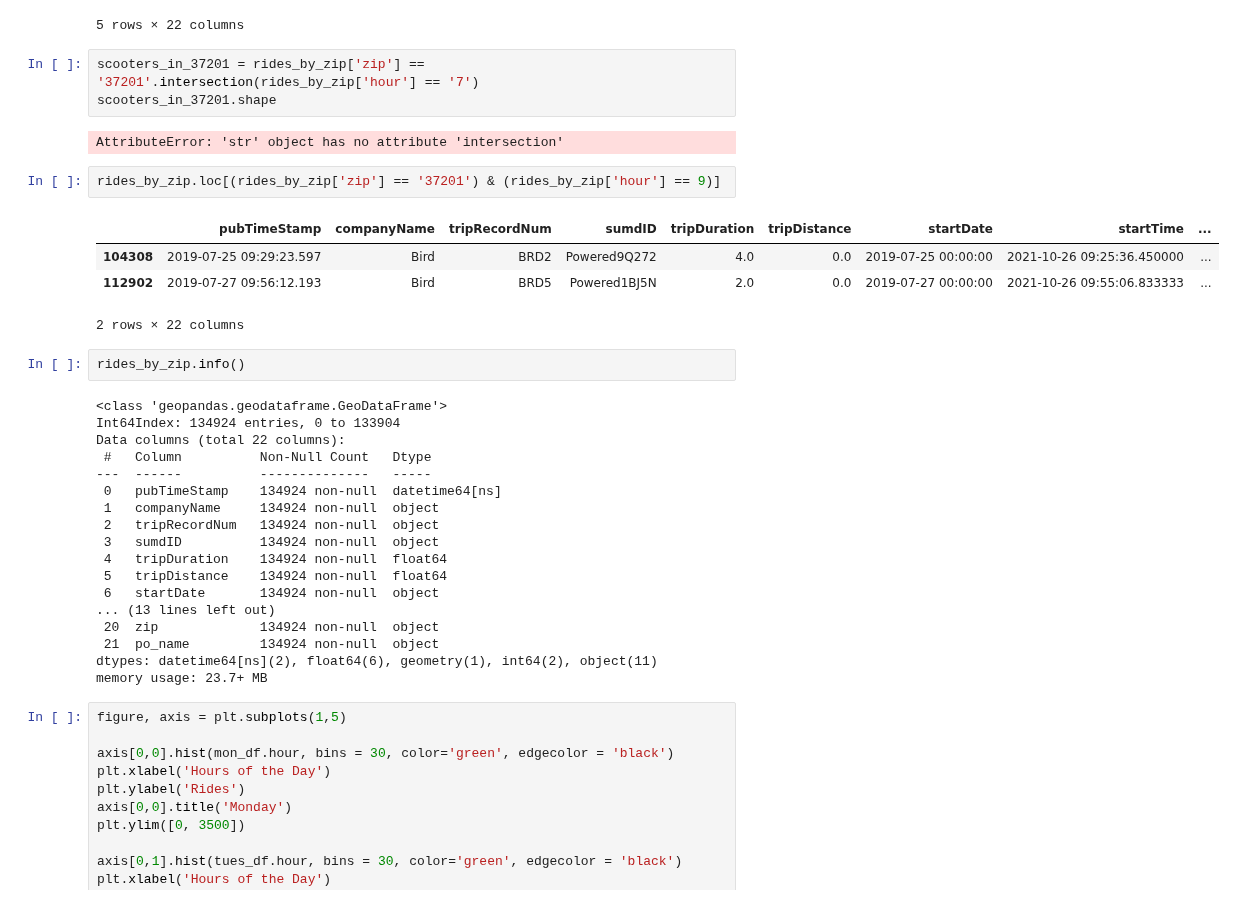
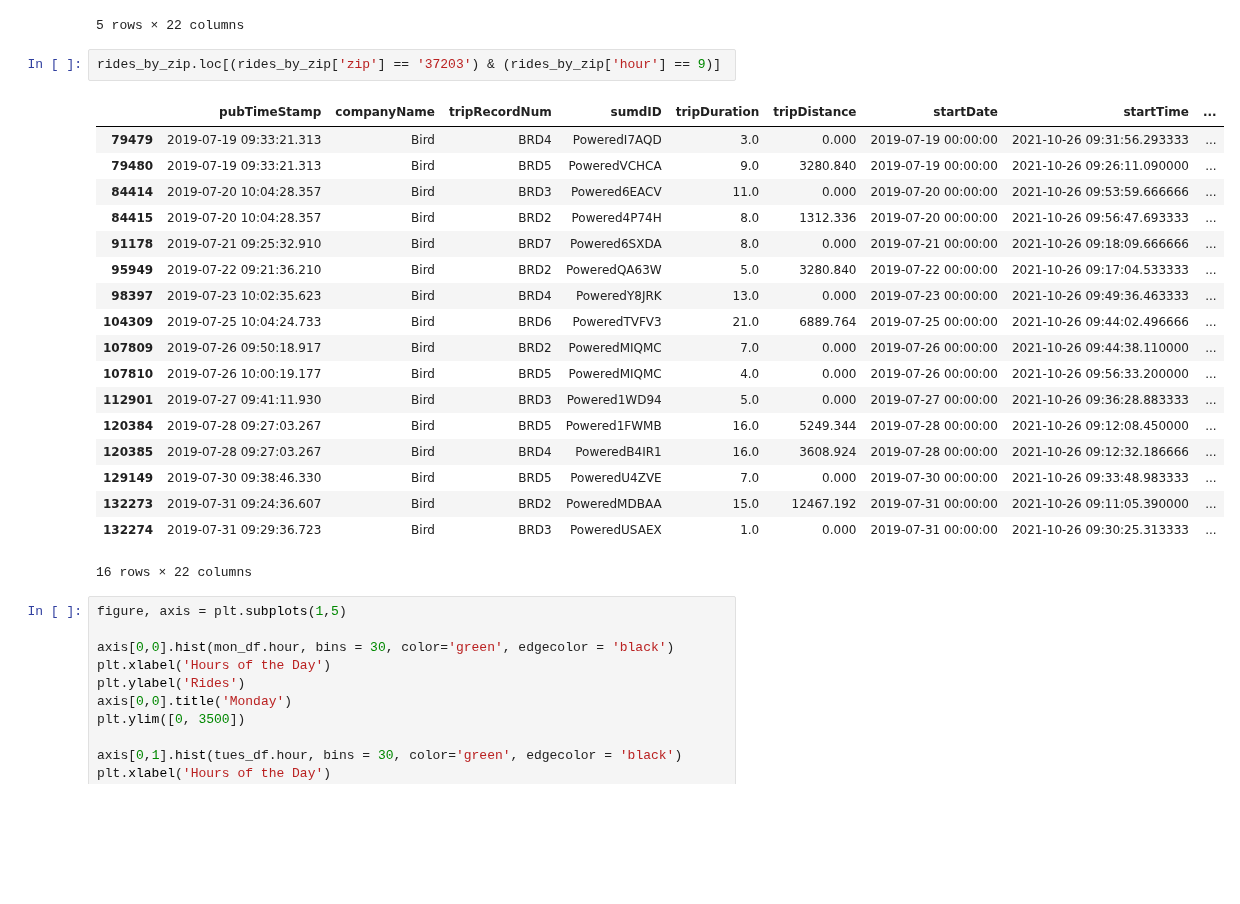
Before and after one commit to Quezadajl/nashville-scooters-project, a Jupyter notebook: notebooks/scooter_trips.ipynb, the cells around one changed output. Cells and saved outputs as stored; diff of their text form; blank space fills up the shorter version.

```diff
--- a/notebooks/scooter_trips.ipynb
+++ b/notebooks/scooter_trips.ipynb
@@ -248,38 +248,27 @@ rides_by_zip.head()
 | 170 | 2019-07-01 00:43:26.033 | Lyft | LFT62 | Powered536423 | 6.95655 | 1633.85832 | 2019-07-01 00:00:00 | 2021-10-26 00:36:28.533333 | ... |
 | 211 | 2019-07-01 00:52:54.660 | Bird | BRD5629 | PoweredTLSDM | 10.00000 | 0.00000 | 2019-07-01 00:00:00 | 2021-10-26 00:42:58.593333 | ... |
 5 rows × 22 columns
-# %%
-scooters_in_37201 = rides_by_zip['zip'] == '37201'.intersection(rides_by_zip['hour'] == '7')
-scooters_in_37201.shape
-# %% [output]
-AttributeError: 'str' object has no attribute 'intersection'
 # %%
-rides_by_zip.loc[(rides_by_zip['zip'] == '37201') & (rides_by_zip['hour'] == 9)]
+rides_by_zip.loc[(rides_by_zip['zip'] == '37203') & (rides_by_zip['hour'] == 9)]
 # %% [output]
 |  | pubTimeStamp | companyName | tripRecordNum | sumdID | tripDuration | tripDistance | startDate | startTime | ... |
-| 104308 | 2019-07-25 09:29:23.597 | Bird | BRD2 | Powered9Q272 | 4.0 | 0.0 | 2019-07-25 00:00:00 | 2021-10-26 09:25:36.450000 | ... |
-| 112902 | 2019-07-27 09:56:12.193 | Bird | BRD5 | Powered1BJ5N | 2.0 | 0.0 | 2019-07-27 00:00:00 | 2021-10-26 09:55:06.833333 | ... |
+| 79479 | 2019-07-19 09:33:21.313 | Bird | BRD4 | PoweredI7AQD | 3.0 | 0.000 | 2019-07-19 00:00:00 | 2021-10-26 09:31:56.293333 | ... |
+| 79480 | 2019-07-19 09:33:21.313 | Bird | BRD5 | PoweredVCHCA | 9.0 | 3280.840 | 2019-07-19 00:00:00 | 2021-10-26 09:26:11.090000 | ... |
+| 84414 | 2019-07-20 10:04:28.357 | Bird | BRD3 | Powered6EACV | 11.0 | 0.000 | 2019-07-20 00:00:00 | 2021-10-26 09:53:59.666666 | ... |
+| 84415 | 2019-07-20 10:04:28.357 | Bird | BRD2 | Powered4P74H | 8.0 | 1312.336 | 2019-07-20 00:00:00 | 2021-10-26 09:56:47.693333 | ... |
+| 91178 | 2019-07-21 09:25:32.910 | Bird | BRD7 | Powered6SXDA | 8.0 | 0.000 | 2019-07-21 00:00:00 | 2021-10-26 09:18:09.666666 | ... |
+| 95949 | 2019-07-22 09:21:36.210 | Bird | BRD2 | PoweredQA63W | 5.0 | 3280.840 | 2019-07-22 00:00:00 | 2021-10-26 09:17:04.533333 | ... |
+| 98397 | 2019-07-23 10:02:35.623 | Bird | BRD4 | PoweredY8JRK | 13.0 | 0.000 | 2019-07-23 00:00:00 | 2021-10-26 09:49:36.463333 | ... |
+| 104309 | 2019-07-25 10:04:24.733 | Bird | BRD6 | PoweredTVFV3 | 21.0 | 6889.764 | 2019-07-25 00:00:00 | 2021-10-26 09:44:02.496666 | ... |
+| 107809 | 2019-07-26 09:50:18.917 | Bird | BRD2 | PoweredMIQMC | 7.0 | 0.000 | 2019-07-26 00:00:00 | 2021-10-26 09:44:38.110000 | ... |
+| 107810 | 2019-07-26 10:00:19.177 | Bird | BRD5 | PoweredMIQMC | 4.0 | 0.000 | 2019-07-26 00:00:00 | 2021-10-26 09:56:33.200000 | ... |
+| 112901 | 2019-07-27 09:41:11.930 | Bird | BRD3 | Powered1WD94 | 5.0 | 0.000 | 2019-07-27 00:00:00 | 2021-10-26 09:36:28.883333 | ... |
+| 120384 | 2019-07-28 09:27:03.267 | Bird | BRD5 | Powered1FWMB | 16.0 | 5249.344 | 2019-07-28 00:00:00 | 2021-10-26 09:12:08.450000 | ... |
+| 120385 | 2019-07-28 09:27:03.267 | Bird | BRD4 | PoweredB4IR1 | 16.0 | 3608.924 | 2019-07-28 00:00:00 | 2021-10-26 09:12:32.186666 | ... |
+| 129149 | 2019-07-30 09:38:46.330 | Bird | BRD5 | PoweredU4ZVE | 7.0 | 0.000 | 2019-07-30 00:00:00 | 2021-10-26 09:33:48.983333 | ... |
+| 132273 | 2019-07-31 09:24:36.607 | Bird | BRD2 | PoweredMDBAA | 15.0 | 12467.192 | 2019-07-31 00:00:00 | 2021-10-26 09:11:05.390000 | ... |
+| 132274 | 2019-07-31 09:29:36.723 | Bird | BRD3 | PoweredUSAEX | 1.0 | 0.000 | 2019-07-31 00:00:00 | 2021-10-26 09:30:25.313333 | ... |
-2 rows × 22 columns
+16 rows × 22 columns
-# %%
-rides_by_zip.info()
-# %% [output]
-<class 'geopandas.geodataframe.GeoDataFrame'>
-Int64Index: 134924 entries, 0 to 133904
-Data columns (total 22 columns):
- #   Column          Non-Null Count   Dtype
----  ------          --------------   -----
- 0   pubTimeStamp    134924 non-null  datetime64[ns]
- 1   companyName     134924 non-null  object
- 2   tripRecordNum   134924 non-null  object
- 3   sumdID          134924 non-null  object
- 4   tripDuration    134924 non-null  float64
- 5   tripDistance    134924 non-null  float64
- 6   startDate       134924 non-null  object
-... (13 lines left out)
- 20  zip             134924 non-null  object
- 21  po_name         134924 non-null  object
-dtypes: datetime64[ns](2), float64(6), geometry(1), int64(2), object(11)
-memory usage: 23.7+ MB
 # %%
 figure, axis = plt.subplots(1,5)
 
```
